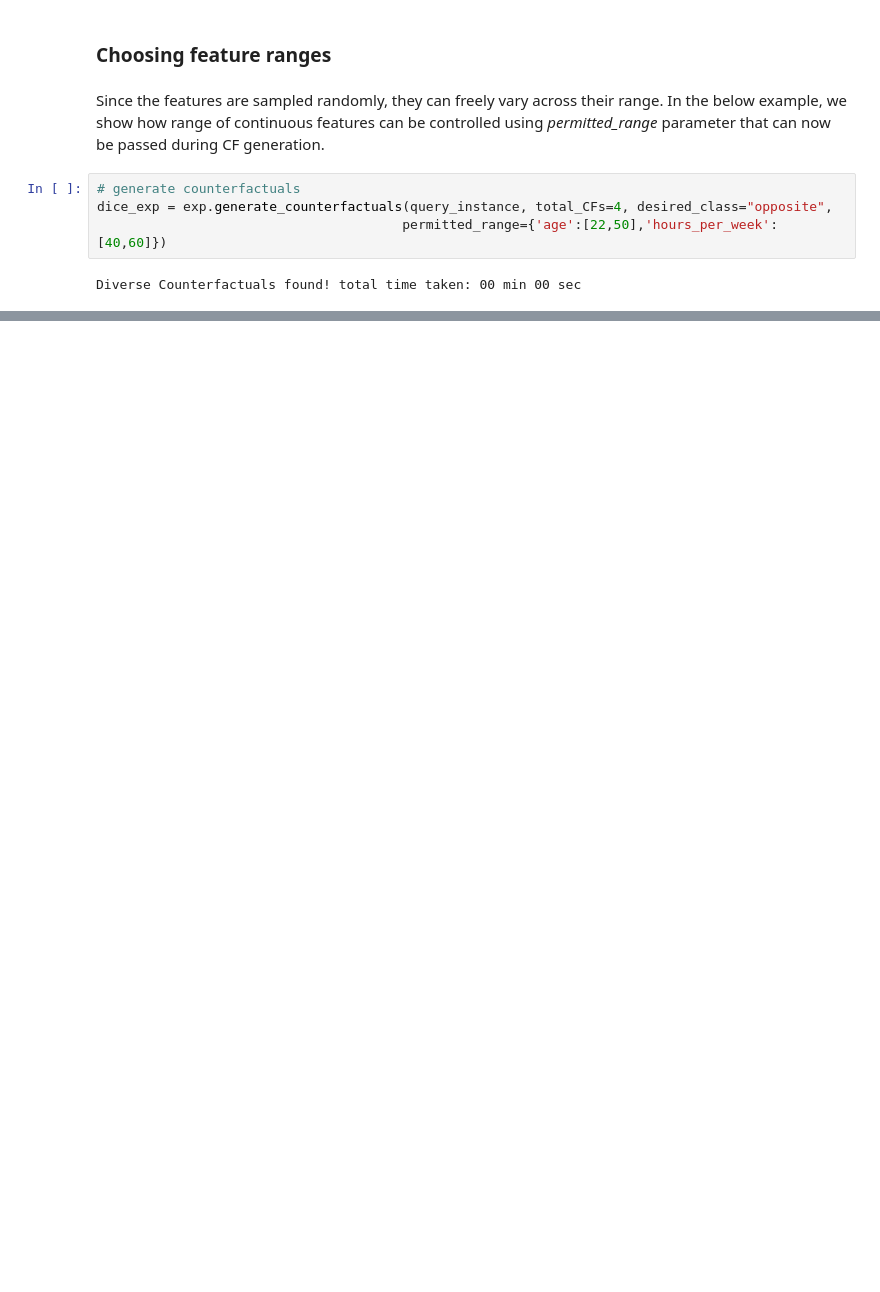
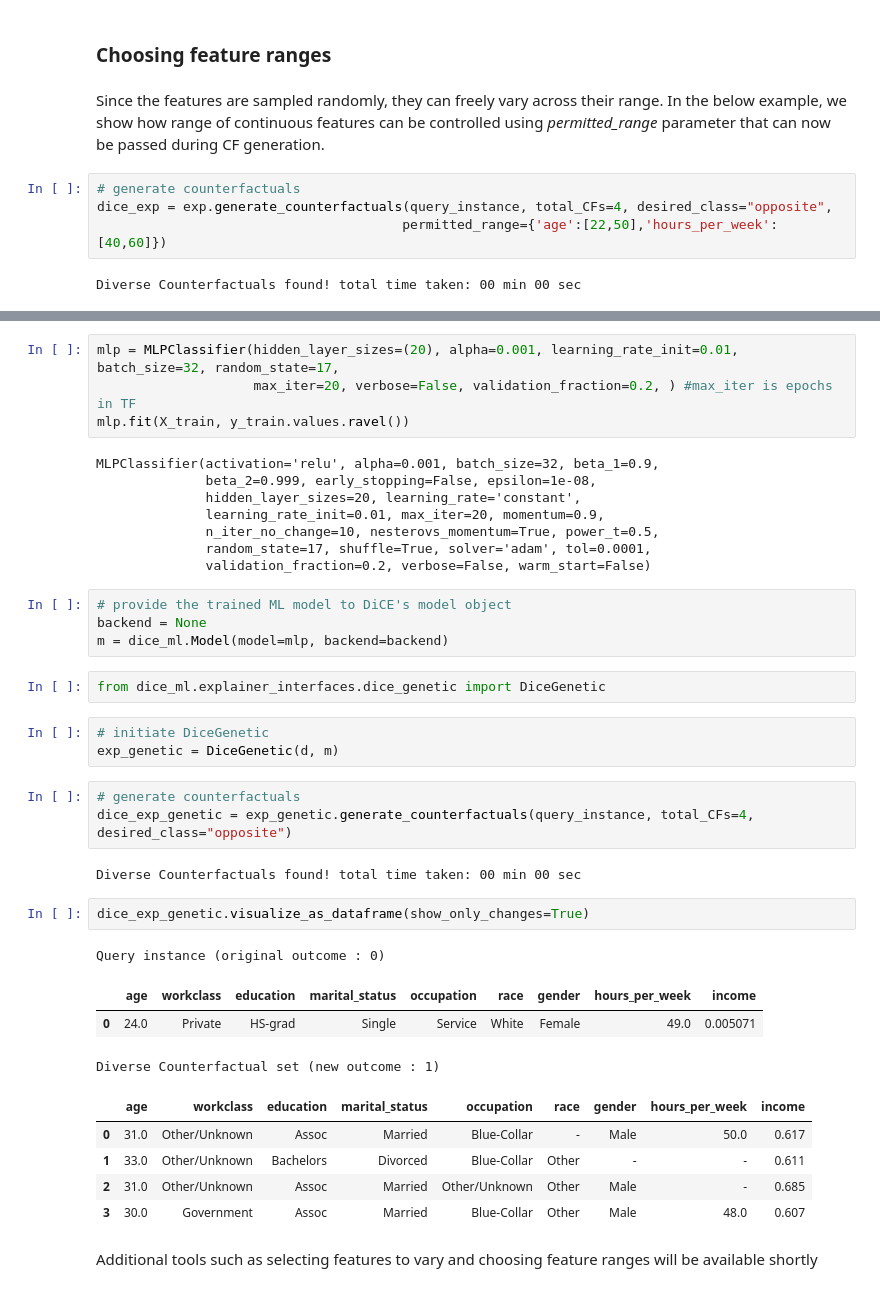
Before and after one commit to interpretml/DiCE, a Jupyter notebook: docs/source/notebooks/DiCE_model_agnostic_CFs.ipynb, the cells around one changed output, grey strips where cells are left out. Saved outputs shown, nothing was run; the diff lists cells and outputs as text; blank space fills up the shorter version.

Commit message:
Fixed compatibility issues, fixed reviews, added documentation for genetic
Signed-off-by: Soundarya Krishnan <soundaryak4898@gmail.com>

```diff
--- a/docs/source/notebooks/DiCE_model_agnostic_CFs.ipynb
+++ b/docs/source/notebooks/DiCE_model_agnostic_CFs.ipynb
@@ -149,0 +172,40 @@ Diverse Counterfactual set (new outcome : 0)
+# %%
+mlp = MLPClassifier(hidden_layer_sizes=(20), alpha=0.001, learning_rate_init=0.01, batch_size=32, random_state=17,
+                    max_iter=20, verbose=False, validation_fraction=0.2, ) #max_iter is epochs in TF
+mlp.fit(X_train, y_train.values.ravel())
+# %% [output]
+MLPClassifier(activation='relu', alpha=0.001, batch_size=32, beta_1=0.9,
+              beta_2=0.999, early_stopping=False, epsilon=1e-08,
+              hidden_layer_sizes=20, learning_rate='constant',
+              learning_rate_init=0.01, max_iter=20, momentum=0.9,
+              n_iter_no_change=10, nesterovs_momentum=True, power_t=0.5,
+              random_state=17, shuffle=True, solver='adam', tol=0.0001,
+              validation_fraction=0.2, verbose=False, warm_start=False)
+# %%
+# provide the trained ML model to DiCE's model object
+backend = None
+m = dice_ml.Model(model=mlp, backend=backend)
+# %%
+from dice_ml.explainer_interfaces.dice_genetic import DiceGenetic
+# %%
+# initiate DiceGenetic
+exp_genetic = DiceGenetic(d, m)
+# %%
+# generate counterfactuals
+dice_exp_genetic = exp_genetic.generate_counterfactuals(query_instance, total_CFs=4, desired_class="opposite")
+# %% [output]
+Diverse Counterfactuals found! total time taken: 00 min 00 sec
+# %%
+dice_exp_genetic.visualize_as_dataframe(show_only_changes=True)
+# %% [output]
+Query instance (original outcome : 0)
+|  | age | workclass | education | marital_status | occupation | race | gender | hours_per_week | income |
+| 0 | 24.0 | Private | HS-grad | Single | Service | White | Female | 49.0 | 0.005071 |
+Diverse Counterfactual set (new outcome : 1)
+|  | age | workclass | education | marital_status | occupation | race | gender | hours_per_week | income |
+| 0 | 31.0 | Other/Unknown | Assoc | Married | Blue-Collar | - | Male | 50.0 | 0.617 |
+| 1 | 33.0 | Other/Unknown | Bachelors | Divorced | Blue-Collar | Other | - | - | 0.611 |
+| 2 | 31.0 | Other/Unknown | Assoc | Married | Other/Unknown | Other | Male | - | 0.685 |
+| 3 | 30.0 | Government | Assoc | Married | Blue-Collar | Other | Male | 48.0 | 0.607 |
+# %% [markdown]
+Additional tools such as selecting features to vary and choosing feature ranges will be available shortly
```
Also changed, not shown: parts of 11 cells of this notebook, 14 other files.
